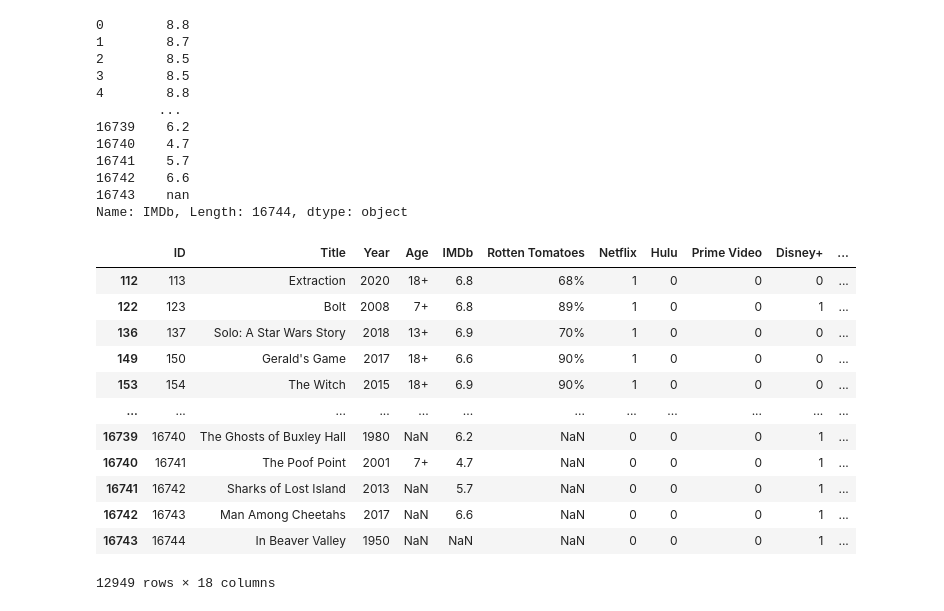
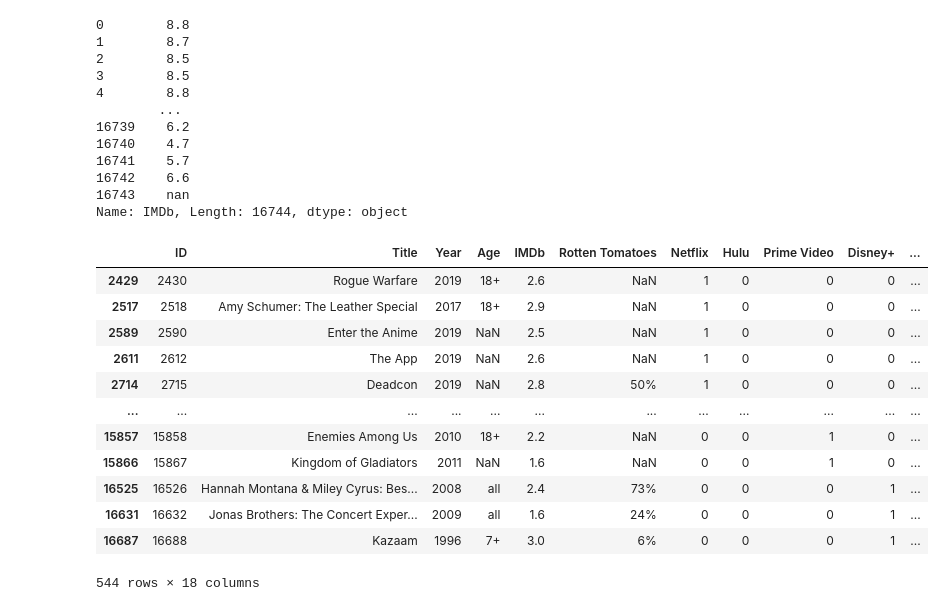
Before and after one commit to AndrewAwl/StreamingMovieData, a Jupyter notebook: FinalProject.ipynb, the cells around one changed output. Cells and saved outputs as stored; diff of their text form; code cells hidden in the pictures.

```diff
--- a/FinalProject.ipynb
+++ b/FinalProject.ipynb
@@ -67,10 +68,15 @@ streamdata.drop(columns=['Type'], inplace=True)
 # Had originally just used a concatenate column but saw a good example of how to use apply that was similar so applied it here
 # https://queirozf.com/entries/pandas-dataframes-apply-examples
 
-def concat (title, year, director):
-    return str(title) + '-' + str(year) + '-' + str(director)
-streamdata['UniqueID'] = streamdata['Title','Year','Directors'].apply(lambda row: concatenate(row['Title'], row['Year'], row['Directors']), axis=1)
+#def concat (title, year, director):
+#    return str(title) + '-' + str(year) + '-' + str(director)
 
+#streamdata['UniqueID'] = streamdata['Title','Year','Directors'].apply(lambda row: concatenate(row['Title'], row['Year'], row['Directors']), axis=1)
+
+def concat (title, year):
+    return str(title) + '-' + str(year)
+
+streamdata['UniqueID'] = streamdata[['Title','Year']].apply(lambda row: concat(row['Title'], row['Year']), axis=1)
 
 # streamdata['UniqueID'] = streamdata['Title'] + '-' + streamdata['Year'].astype(str) + '-' + streamdata['Directors']
 # %%
@@ -320,23 +420,25 @@ def qualityrate(rating):
         return 0
     if rating >= 7.0:
         return 1
+    elif rating <= 3.0:
+        return 2
     else:
         return 0
 streamdata['Quality'] = streamdata['IMDb'].apply(lambda row: qualityrate(row))
 #streamdata['UniqueID'] = streamdata['Title','Year','Directors'].apply(lambda row: concatenate(row['Title'], row['Year'], row['Directors']), axis=1)
 # %%
-streamdata[streamdata['Quality']==0]
+streamdata[streamdata['Quality']==2]
 # %% [output]
 |  | ID | Title | Year | Age | IMDb | Rotten Tomatoes | Netflix | Hulu | Prime Video | Disney+ | ... |
-| 112 | 113 | Extraction | 2020 | 18+ | 6.8 | 68% | 1 | 0 | 0 | 0 | ... |
-| 122 | 123 | Bolt | 2008 | 7+ | 6.8 | 89% | 1 | 0 | 0 | 1 | ... |
-| 136 | 137 | Solo: A Star Wars Story | 2018 | 13+ | 6.9 | 70% | 1 | 0 | 0 | 0 | ... |
-| 149 | 150 | Gerald's Game | 2017 | 18+ | 6.6 | 90% | 1 | 0 | 0 | 0 | ... |
-| 153 | 154 | The Witch | 2015 | 18+ | 6.9 | 90% | 1 | 0 | 0 | 0 | ... |
+| 2429 | 2430 | Rogue Warfare | 2019 | 18+ | 2.6 | NaN | 1 | 0 | 0 | 0 | ... |
+| 2517 | 2518 | Amy Schumer: The Leather Special | 2017 | 18+ | 2.9 | NaN | 1 | 0 | 0 | 0 | ... |
+| 2589 | 2590 | Enter the Anime | 2019 | NaN | 2.5 | NaN | 1 | 0 | 0 | 0 | ... |
+| 2611 | 2612 | The App | 2019 | NaN | 2.6 | NaN | 1 | 0 | 0 | 0 | ... |
+| 2714 | 2715 | Deadcon | 2019 | NaN | 2.8 | 50% | 1 | 0 | 0 | 0 | ... |
 | ... | ... | ... | ... | ... | ... | ... | ... | ... | ... | ... | ... |
-| 16739 | 16740 | The Ghosts of Buxley Hall | 1980 | NaN | 6.2 | NaN | 0 | 0 | 0 | 1 | ... |
-| 16740 | 16741 | The Poof Point | 2001 | 7+ | 4.7 | NaN | 0 | 0 | 0 | 1 | ... |
-| 16741 | 16742 | Sharks of Lost Island | 2013 | NaN | 5.7 | NaN | 0 | 0 | 0 | 1 | ... |
-| 16742 | 16743 | Man Among Cheetahs | 2017 | NaN | 6.6 | NaN | 0 | 0 | 0 | 1 | ... |
-| 16743 | 16744 | In Beaver Valley | 1950 | NaN | NaN | NaN | 0 | 0 | 0 | 1 | ... |
+| 15857 | 15858 | Enemies Among Us | 2010 | 18+ | 2.2 | NaN | 0 | 0 | 1 | 0 | ... |
+| 15866 | 15867 | Kingdom of Gladiators | 2011 | NaN | 1.6 | NaN | 0 | 0 | 1 | 0 | ... |
+| 16525 | 16526 | Hannah Montana & Miley Cyrus: Bes... | 2008 | all | 2.4 | 73% | 0 | 0 | 0 | 1 | ... |
+| 16631 | 16632 | Jonas Brothers: The Concert Exper... | 2009 | all | 1.6 | 24% | 0 | 0 | 0 | 1 | ... |
+| 16687 | 16688 | Kazaam | 1996 | 7+ | 3.0 | 6% | 0 | 0 | 0 | 1 | ... |
-12949 rows × 18 columns
+544 rows × 18 columns
```
Also changed, not shown: parts of 19 cells of this notebook.
